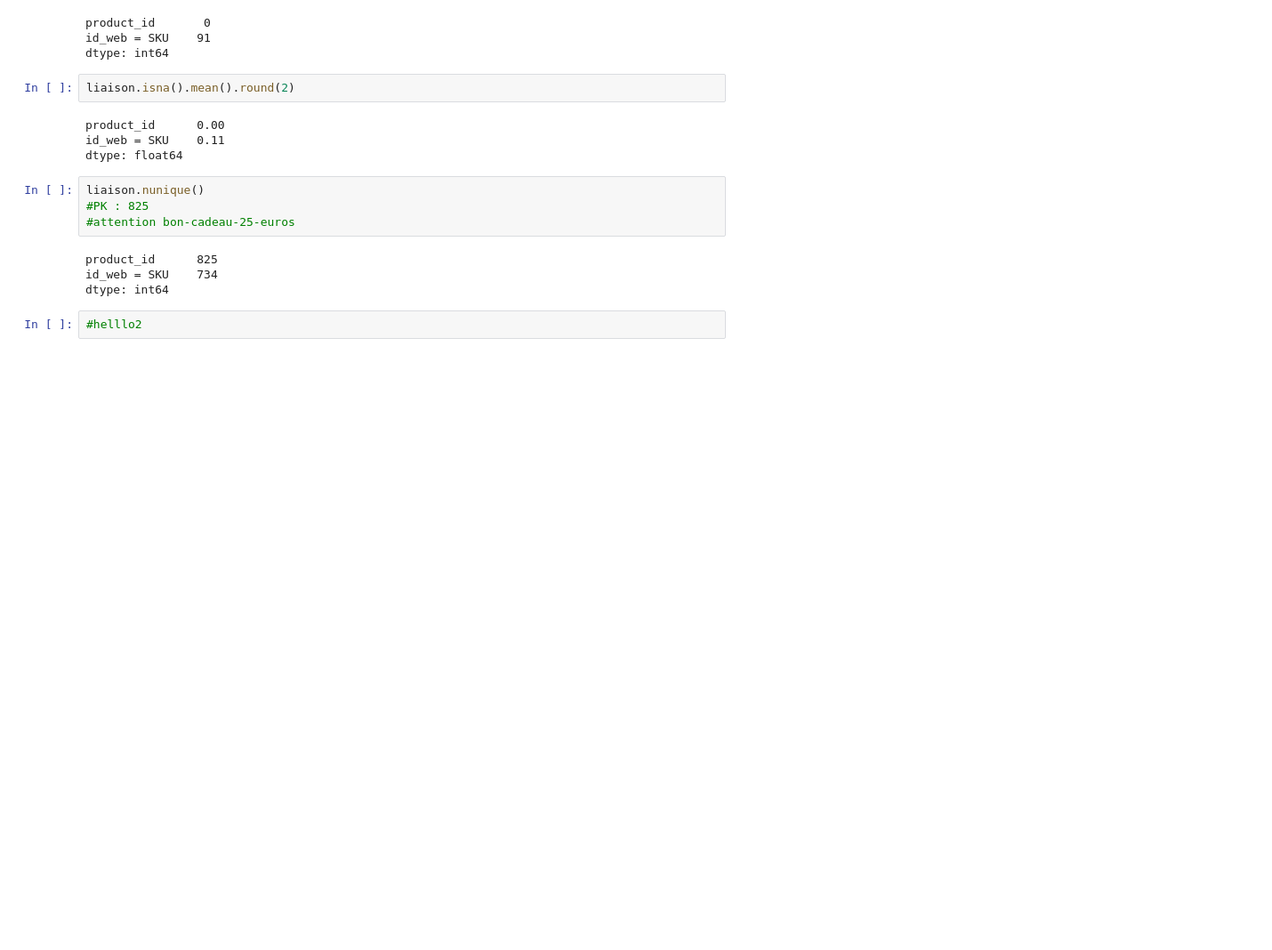
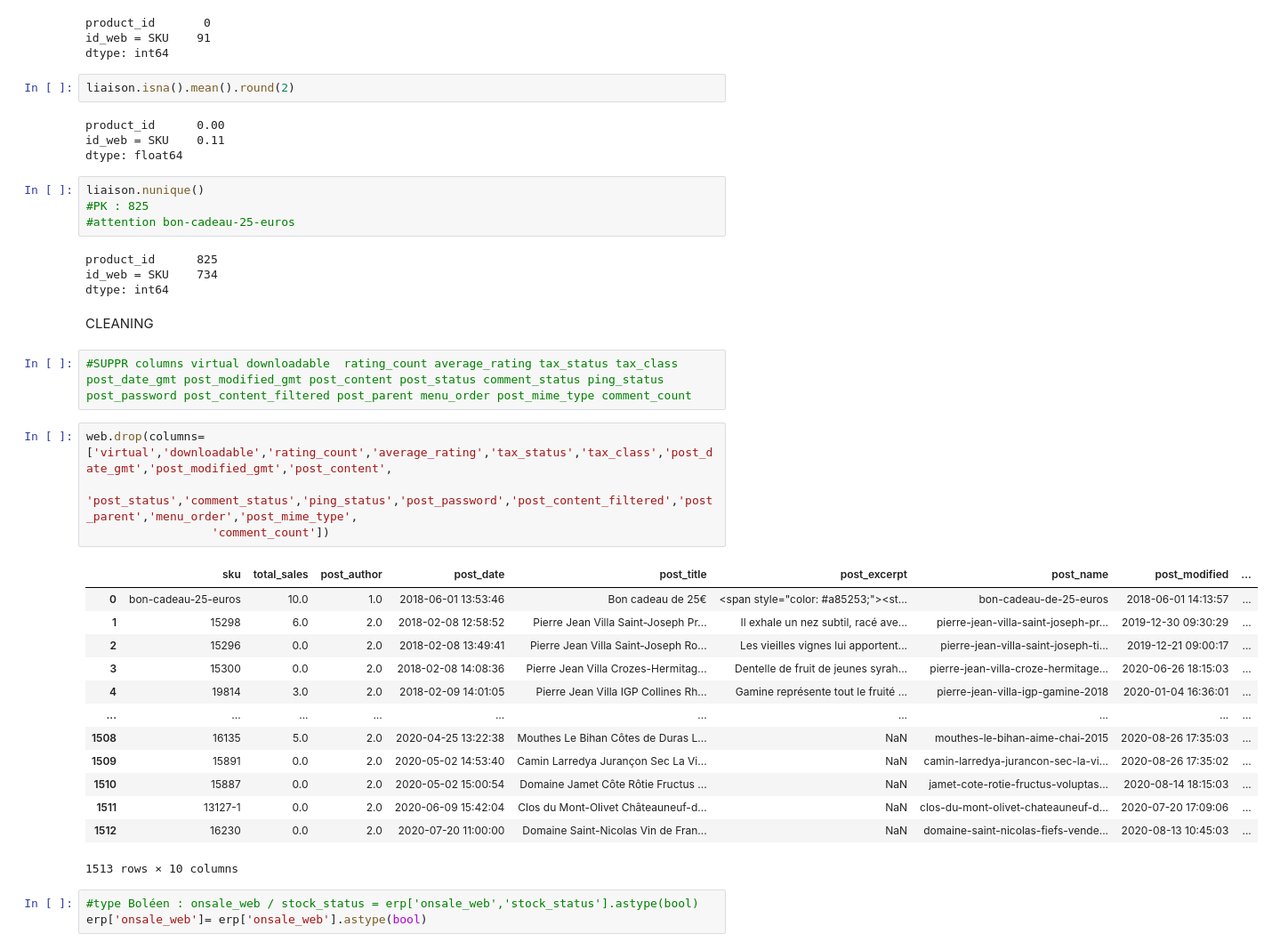
Before and after one commit to Idolrice/projet_6_OC, a Jupyter notebook: notebooks/projet6_V2.ipynb, the cells around one changed output. Shown: that part at 89% size. Cells and saved outputs as stored; diff of their text form; blank space fills up the shorter version.

```diff
--- a/notebooks/projet6_V2.ipynb
+++ b/notebooks/projet6_V2.ipynb
@@ -609,5 +573,28 @@ liaison.nunique()
 product_id      825
 id_web = SKU    734
 dtype: int64
-# %%
-#helllo2
+# %% [markdown]
+CLEANING
+# %%
+#SUPPR columns virtual downloadable  rating_count average_rating tax_status tax_class post_date_gmt post_modified_gmt post_content post_status comment_status ping_status post_password post_content_filtered post_parent menu_order post_mime_type comment_count
+# %%
+web.drop(columns=['virtual','downloadable','rating_count','average_rating','tax_status','tax_class','post_date_gmt','post_modified_gmt','post_content',
+                  'post_status','comment_status','ping_status','post_password','post_content_filtered','post_parent','menu_order','post_mime_type',
+                  'comment_count'])
+# %% [output]
+|  | sku | total_sales | post_author | post_date | post_title | post_excerpt | post_name | post_modified | ... |
+| 0 | bon-cadeau-25-euros | 10.0 | 1.0 | 2018-06-01 13:53:46 | Bon cadeau de 25€ | <span style="color: #a85253;"><st... | bon-cadeau-de-25-euros | 2018-06-01 14:13:57 | ... |
+| 1 | 15298 | 6.0 | 2.0 | 2018-02-08 12:58:52 | Pierre Jean Villa Saint-Joseph Pr... | Il exhale un nez subtil, racé ave... | pierre-jean-villa-saint-joseph-pr... | 2019-12-30 09:30:29 | ... |
+| 2 | 15296 | 0.0 | 2.0 | 2018-02-08 13:49:41 | Pierre Jean Villa Saint-Joseph Ro... | Les vieilles vignes lui apportent... | pierre-jean-villa-saint-joseph-ti... | 2019-12-21 09:00:17 | ... |
+| 3 | 15300 | 0.0 | 2.0 | 2018-02-08 14:08:36 | Pierre Jean Villa Crozes-Hermitag... | Dentelle de fruit de jeunes syrah... | pierre-jean-villa-croze-hermitage... | 2020-06-26 18:15:03 | ... |
+| 4 | 19814 | 3.0 | 2.0 | 2018-02-09 14:01:05 | Pierre Jean Villa IGP Collines Rh... | Gamine représente tout le fruité ... | pierre-jean-villa-igp-gamine-2018 | 2020-01-04 16:36:01 | ... |
+| ... | ... | ... | ... | ... | ... | ... | ... | ... | ... |
+| 1508 | 16135 | 5.0 | 2.0 | 2020-04-25 13:22:38 | Mouthes Le Bihan Côtes de Duras L... | NaN | mouthes-le-bihan-aime-chai-2015 | 2020-08-26 17:35:03 | ... |
+| 1509 | 15891 | 0.0 | 2.0 | 2020-05-02 14:53:40 | Camin Larredya Jurançon Sec La Vi... | NaN | camin-larredya-jurancon-sec-la-vi... | 2020-08-26 17:35:02 | ... |
+| 1510 | 15887 | 0.0 | 2.0 | 2020-05-02 15:00:54 | Domaine Jamet Côte Rôtie Fructus ... | NaN | jamet-cote-rotie-fructus-voluptas... | 2020-08-14 18:15:03 | ... |
+| 1511 | 13127-1 | 0.0 | 2.0 | 2020-06-09 15:42:04 | Clos du Mont-Olivet Châteauneuf-d... | NaN | clos-du-mont-olivet-chateauneuf-d... | 2020-07-20 17:09:06 | ... |
+| 1512 | 16230 | 0.0 | 2.0 | 2020-07-20 11:00:00 | Domaine Saint-Nicolas Vin de Fran... | NaN | domaine-saint-nicolas-fiefs-vende... | 2020-08-13 10:45:03 | ... |
+1513 rows × 10 columns
+# %%
+#type Boléen : onsale_web / stock_status = erp['onsale_web','stock_status'].astype(bool)
+erp['onsale_web']= erp['onsale_web'].astype(bool)
```
Also changed, not shown: parts of 29 cells of this notebook.
